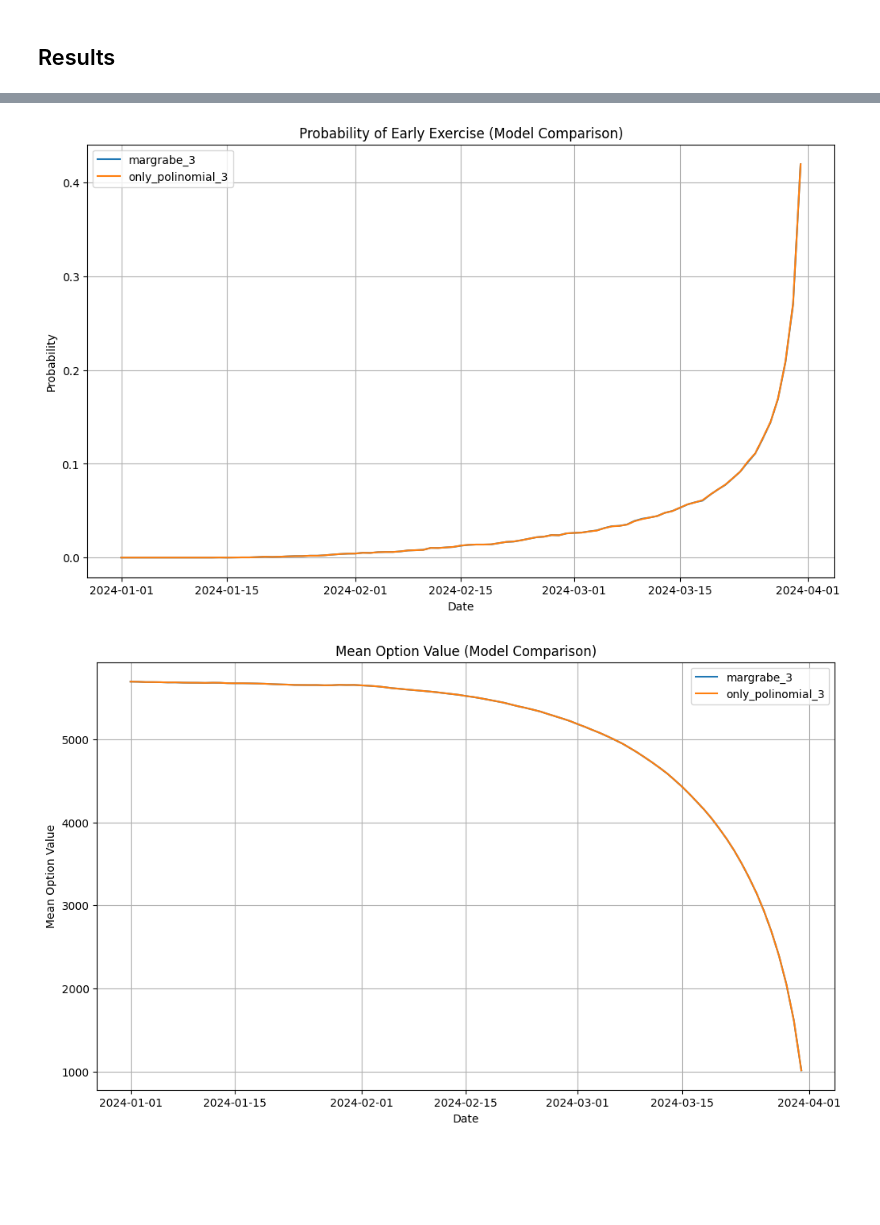
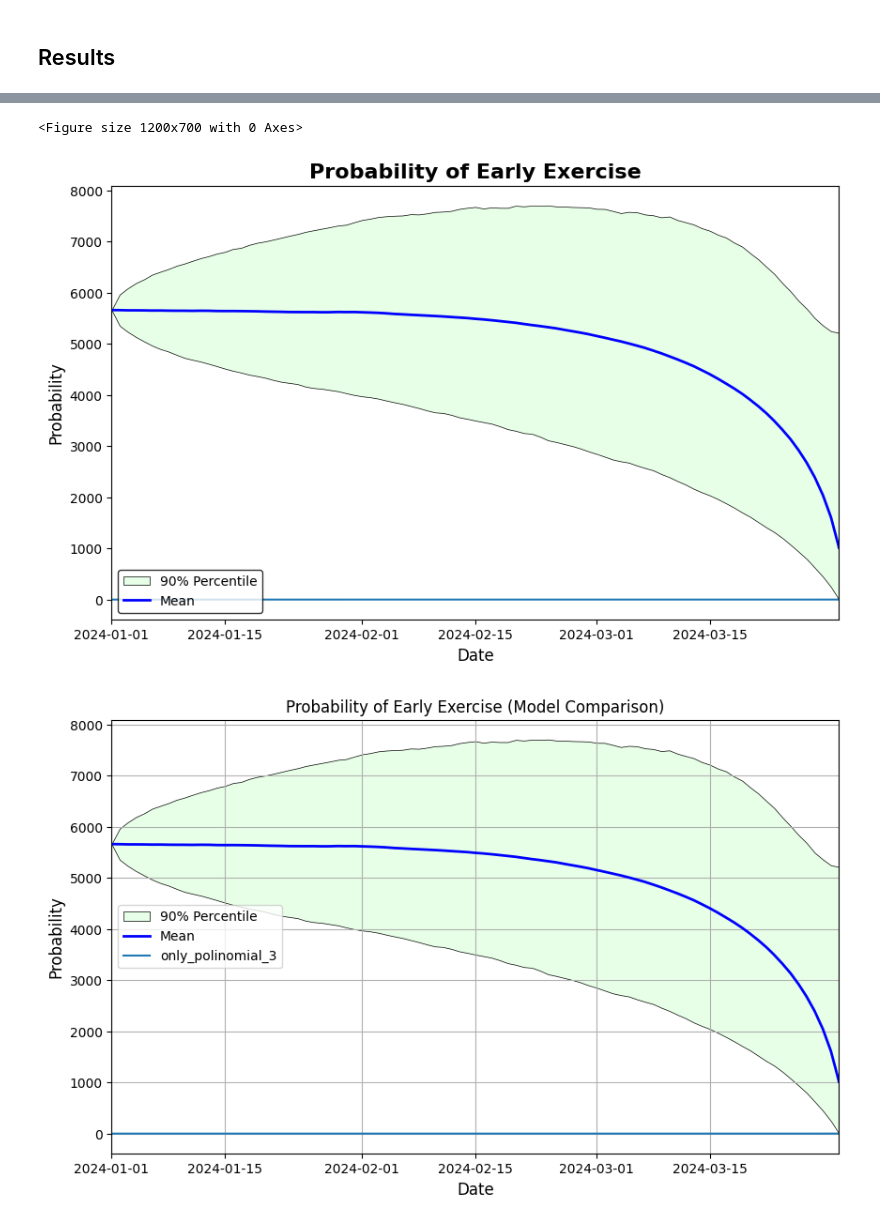
Before and after one commit to amacias-afma/montecarlohedge, a Jupyter notebook: main.ipynb, the cells around one changed output, grey strips where cells are left out. Cells and saved outputs as stored; diff of their text form; code cells hidden in the pictures; blank space fills up the shorter version.

```diff
--- a/main.ipynb
+++ b/main.ipynb
@@ -245,7 +245,7 @@ intrinsic_results = {}
 # %% [markdown]
 ### Only Polinomial
 # %%
-for i in range(2, 3):
+for i in range(1, 3):
 
   basis_type = {'pol_order': i + 1, 'option_basis': None}
   df_option_value, df_call_value, df_intrinsic_value, df_delta, functional_result \
@@ -325,0 +326,13 @@ dict_keys(['only_polinomial_3', 'margrabe_3'])
+# %%
+# models = ['only_polinomial_2', 'margrabe_2']
+models = ['margrabe_3']
+
+# === 1️⃣ Compare Probability of Early Exercise ===
+plt.figure(figsize=(12, 7))
+
+for model in models:
+    df_option_value = option_results[model]
+    df_intrinsic_value = intrinsic_results[model]
+
+    vs.plot_distribution(df_option_value.columns, df_option_value, 'Option Value of Early Exercise', 'Option Value', 'Date')
+    vs.plot_distribution(df_intrinsic_value.columns, df_intrinsic_value, 'Intrinsic Value', 'Intrinsic Value', 'Date')
@@ -336,6 +353,7 @@ for model in models:
     df_option_value = option_results[model]
     df_intrinsic_value = intrinsic_results[model]
 
+    vs.plot_distribution(df_option_value.columns, df_option_value, 'Probability of Early Exercise', 'Probability', 'Date')
     # Compute probability of early exercise
     df_prob_aux = df_option_value.copy() * 0
     df_prob_aux[df_option_value <= df_intrinsic_value] = 1
@@ -356,32 +374,33 @@ plt.show()
 # === 2️⃣ Compare Mean Option Value ===
 plt.figure(figsize=(12, 7))
 
 for model in models:
     df_option_value = option_results[model]
     mean_series = df_option_value.mean()
     plt.plot(mean_series.index, mean_series.values, label=f'{model}')
 
 plt.title('Mean Option Value (Model Comparison)')
 plt.xlabel('Date')
 plt.ylabel('Mean Option Value')
 plt.grid(True)
 plt.legend()
 plt.show()
 
 # === 3️⃣ Compare Mean Intrinsic Value ===
 plt.figure(figsize=(12, 7))
 
 for model in models:
     df_intrinsic_value = intrinsic_results[model]
     mean_series = df_intrinsic_value.mean()
     plt.plot(mean_series.index, mean_series.values, label=f'{model}')
 
 plt.title('Mean Intrinsic Value (Model Comparison)')
 plt.xlabel('Date')
 plt.ylabel('Mean Intrinsic Value')
 plt.grid(True)
 plt.legend()
 plt.show()
 # %% [output]
+<Figure size 1200x700 with 0 Axes>
-[figure, old version]
+[figure, new version]
-[figure, old version]
+[figure, new version]
```
Also changed, not shown: parts of 9 cells of this notebook, 3 other files.
